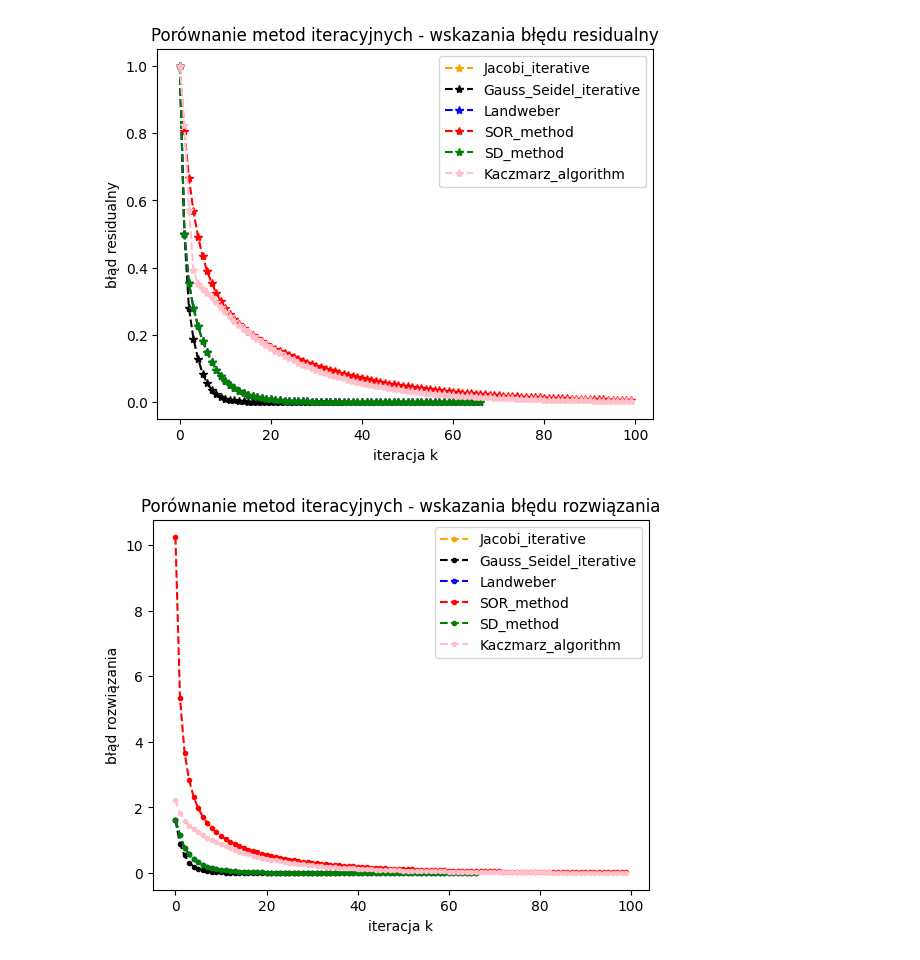
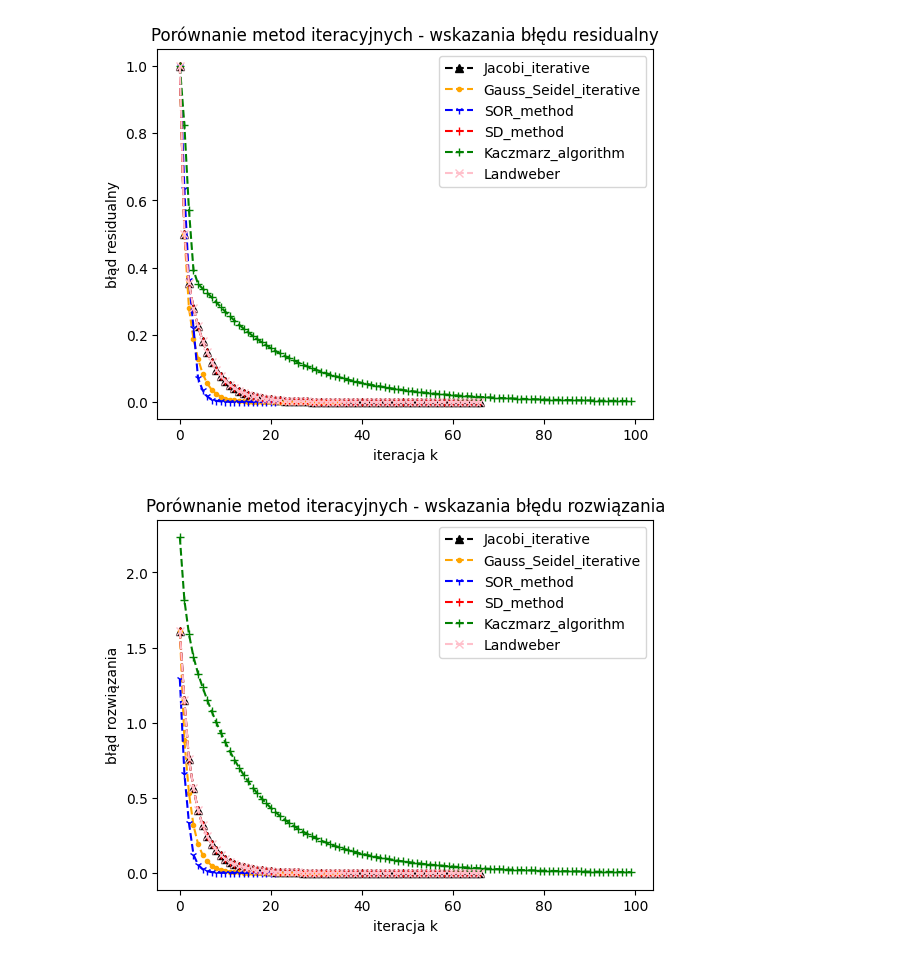
Before and after one commit to Dawid-Lukasiewicz/Numerical_Methodes, a Jupyter notebook: Lab5/zadanie1.ipynb, the cells around one changed output. Cells and saved outputs as stored; diff of their text form; code cells hidden in the pictures.

```diff
--- a/Lab5/zadanie1.ipynb
+++ b/Lab5/zadanie1.ipynb
@@ -51,6 +25,6 @@ plt.show()
 # %%
-algorithmss = [Jacobi_iterative, Gauss_Seidel_iterative, Landweber, SOR_method, SD_method, Kaczmarz_algorithm]
+algorithmss = [Jacobi_iterative, Gauss_Seidel_iterative, SOR_method, SD_method, Kaczmarz_algorithm, Landweber]
 Grand_Solverr(A, b, x0, xe, algorithmss)
 # %% [output]
-[figure, old version]
+[figure, new version]
-[figure, old version]
+[figure, new version]
```
Also changed, not shown: parts of 3 cells of this notebook, 1 other file.
